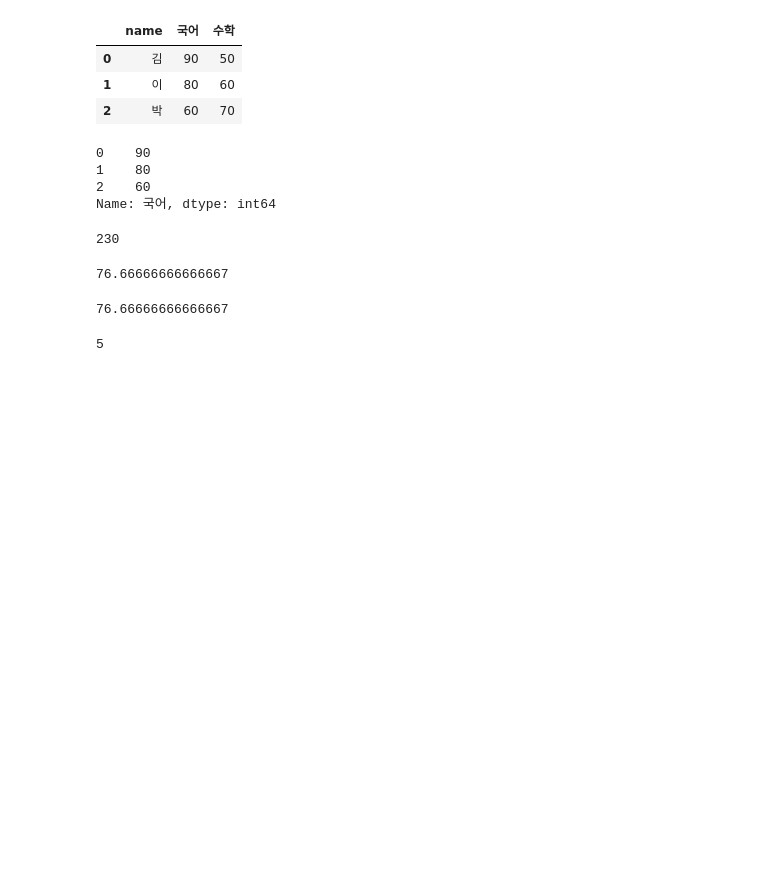
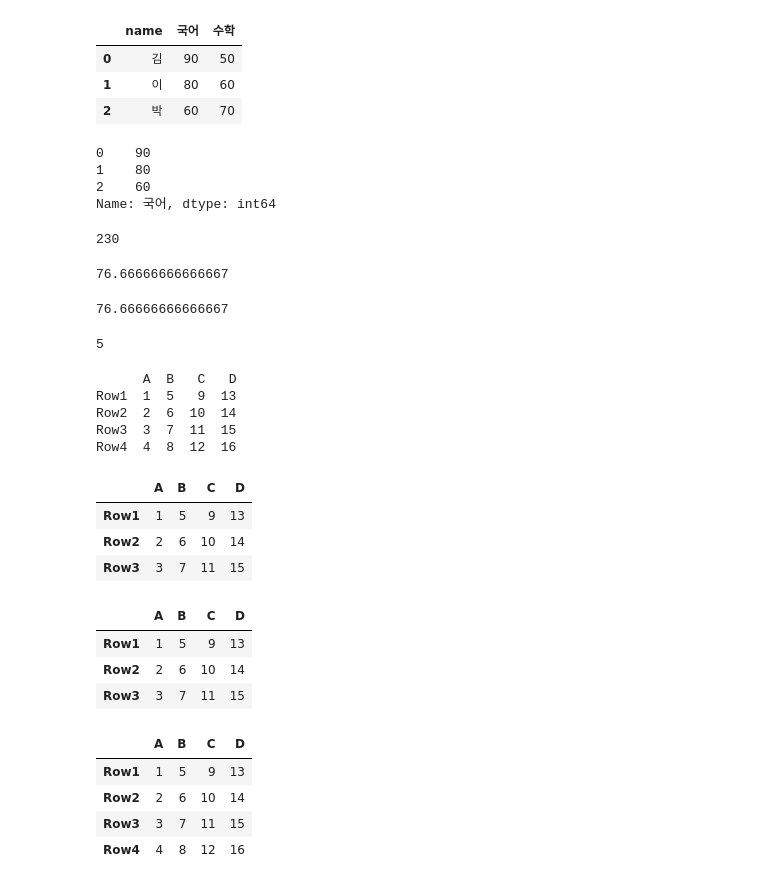
Before and after one commit to parvenuHJ/Python, a Jupyter notebook: Practice/연습장.ipynb, the cells around one changed output. Cells and saved outputs as stored; diff of their text form; code cells hidden in the pictures; blank space fills up the shorter version.

```diff
--- a/Practice/연습장.ipynb
+++ b/Practice/연습장.ipynb
@@ -292,3 +292,44 @@ x = [1,2,3,4,5]
 len(x)
 # %% [output]
 5
+# %%
+import pandas as pd
+import numpy as np
+
+data = {
+    'A': [1, 2, 3, 4],
+    'B': [5, 6, 7, 8],
+    'C': [9, 10, 11, 12],
+    'D': [13, 14, 15, 16]
+}
+
+df = pd.DataFrame(data, index=['Row1', 'Row2', 'Row3', 'Row4'])
+print(df)
+# %% [output]
+      A  B   C   D
+Row1  1  5   9  13
+Row2  2  6  10  14
+Row3  3  7  11  15
+Row4  4  8  12  16
+# %%
+df.loc['Row1':'Row3']
+# %% [output]
+|  | A | B | C | D |
+| Row1 | 1 | 5 | 9 | 13 |
+| Row2 | 2 | 6 | 10 | 14 |
+| Row3 | 3 | 7 | 11 | 15 |
+# %%
+df.iloc[0:3]
+# %% [output]
+|  | A | B | C | D |
+| Row1 | 1 | 5 | 9 | 13 |
+| Row2 | 2 | 6 | 10 | 14 |
+| Row3 | 3 | 7 | 11 | 15 |
+# %%
+df
+# %% [output]
+|  | A | B | C | D |
+| Row1 | 1 | 5 | 9 | 13 |
+| Row2 | 2 | 6 | 10 | 14 |
+| Row3 | 3 | 7 | 11 | 15 |
+| Row4 | 4 | 8 | 12 | 16 |
```
Also changed, not shown: parts of 10 cells of this notebook, 1 other file.
